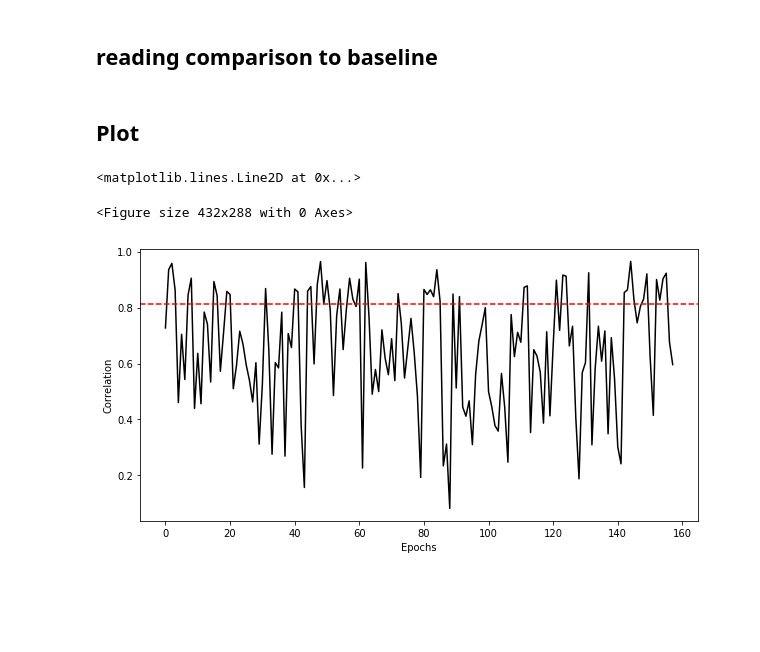
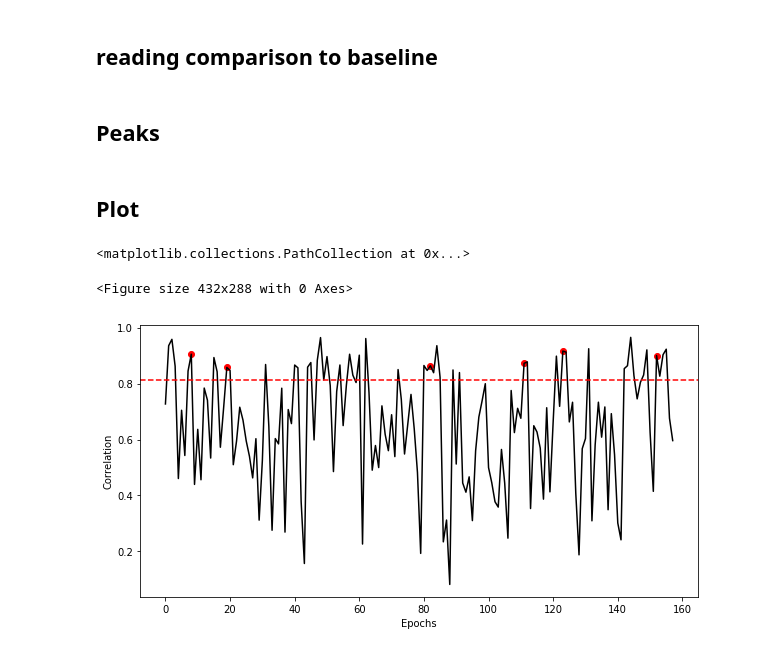
Before and after one commit to amao9098/SeagulReading, a Jupyter notebook: Correlation.ipynb, the cells around one changed output. Cells and saved outputs as stored; diff of their text form; code cells hidden in the pictures; blank space fills up the shorter version.

Commit message:
add peaks finding

```diff
--- a/Correlation.ipynb
+++ b/Correlation.ipynb
@@ -107,18 +107,23 @@ def correlation_rest_read(resting_cz, reading_cz, fs):
     return corrs
 # %%
 corrs = correlation_rest_read(rest_cz, read_cz, fs)
+# %% [markdown]
+## Peaks
+# %%
+peaks = find_peaks_cwt(corrs, widths=np.arange(fs / 50, fs / 25))
 # %% [markdown]
 ## Plot
 # %%
 plt.clf()
 fig, ax = plt.subplots(nrows=1, ncols=1)
 fig.set_size_inches(10, 5)
 x = np.arange(len(corrs))
 ax.plot(x, corrs, "black")
 ax.set_xlabel("Epochs")
 ax.set_ylabel("Correlation")
 ax.axhline(b, color='red', ls='--')
+ax.scatter([i for i in peaks if corrs[i] > b], [corrs[i] for i in peaks if corrs[i] > b], color="red")
 # %% [output]
-<matplotlib.lines.Line2D at 0x...>
+<matplotlib.collections.PathCollection at 0x...>
 <Figure size 432x288 with 0 Axes>
-[figure, old version]
+[figure, new version]
```
Also changed, not shown: parts of 1 cell of this notebook.
